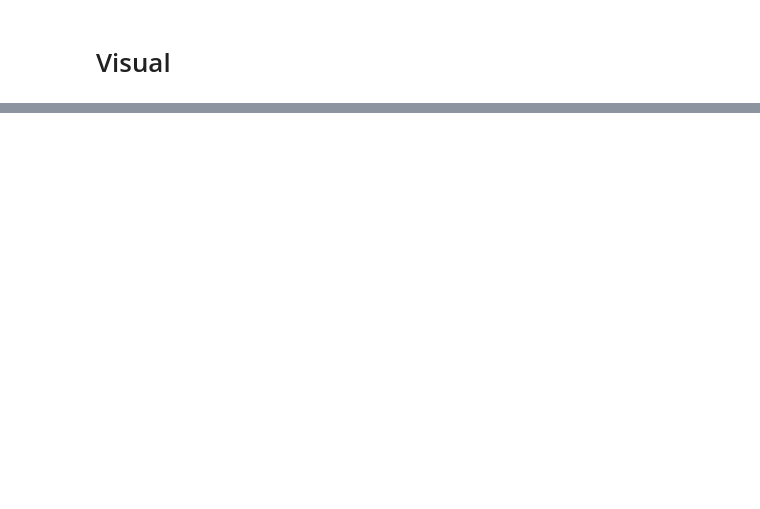
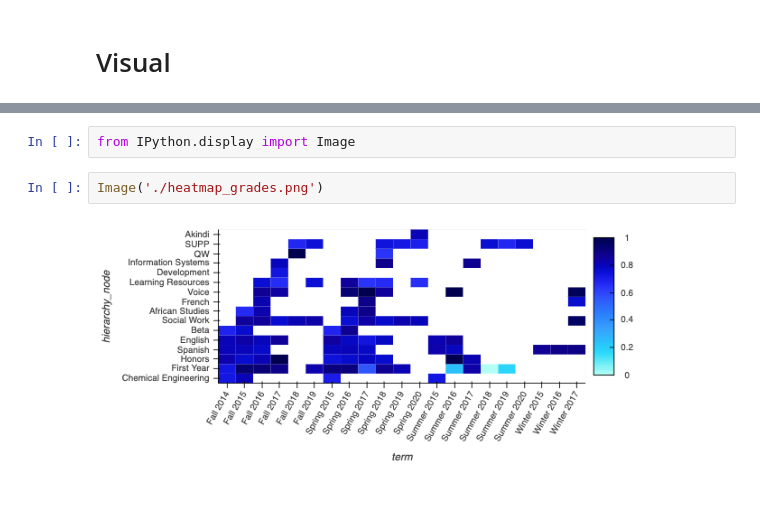
Before and after one commit to mdeakyne/SQL-Queries, a Jupyter notebook: HackboardData2.ipynb, the cells around one changed output, grey strips where cells are left out. Cells and saved outputs as stored; diff of their text form; blank space fills up the shorter version.

Commit message:
Added image

```diff
--- a/HackboardData2.ipynb
+++ b/HackboardData2.ipynb
@@ -100,3 +100,9 @@ snow_df.head()
 snow_df.sort_values('term').hvplot(x='term', y='hierarchy_node', kind='heatmap', C='avg_grade', rot=60)
 # %% [output]
 [interactive output not drawn]
+# %%
+from IPython.display import Image
+# %%
+Image('./heatmap_grades.png')
+# %% [output]
+[figure, added]
```
